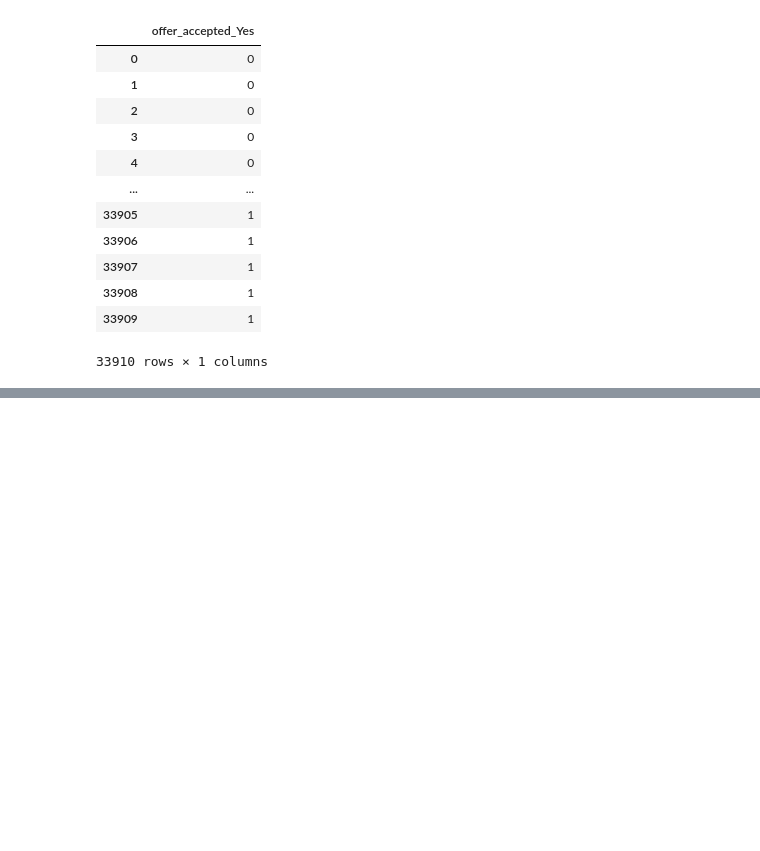
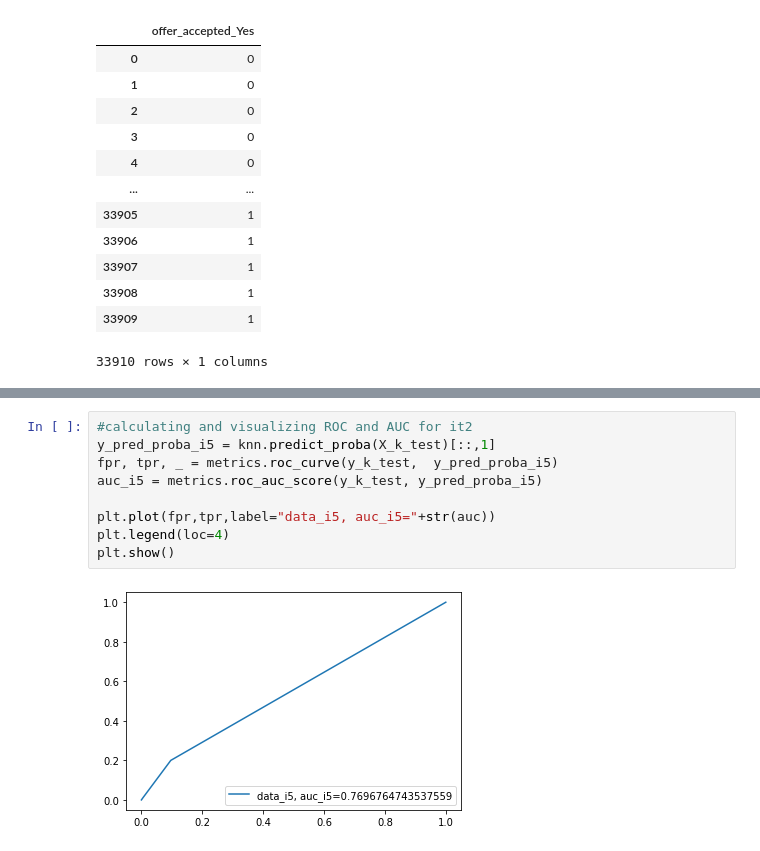
Before and after one commit to lillaszulyovszky/ironhack-case-study-classification, a Jupyter notebook: code/Case Study - Classification_Phine_V1.ipynb, the cells around one changed output, grey strips where cells are left out. Saved outputs shown, nothing was run; the diff lists cells and outputs as text; blank space fills up the shorter version.

```diff
--- a/code/Case Study - Classification_Phine_V1.ipynb
+++ b/code/Case Study - Classification_Phine_V1.ipynb
@@ -874,0 +985,11 @@ y_new
+# %%
+#calculating and visualizing ROC and AUC for it2
+y_pred_proba_i5 = knn.predict_proba(X_k_test)[::,1]
+fpr, tpr, _ = metrics.roc_curve(y_k_test,  y_pred_proba_i5)
+auc_i5 = metrics.roc_auc_score(y_k_test, y_pred_proba_i5)
+
+plt.plot(fpr,tpr,label="data_i5, auc_i5="+str(auc))
+plt.legend(loc=4)
+plt.show()
+# %% [output]
+[figure, added]
```
Also changed, not shown: parts of 19 cells of this notebook.
